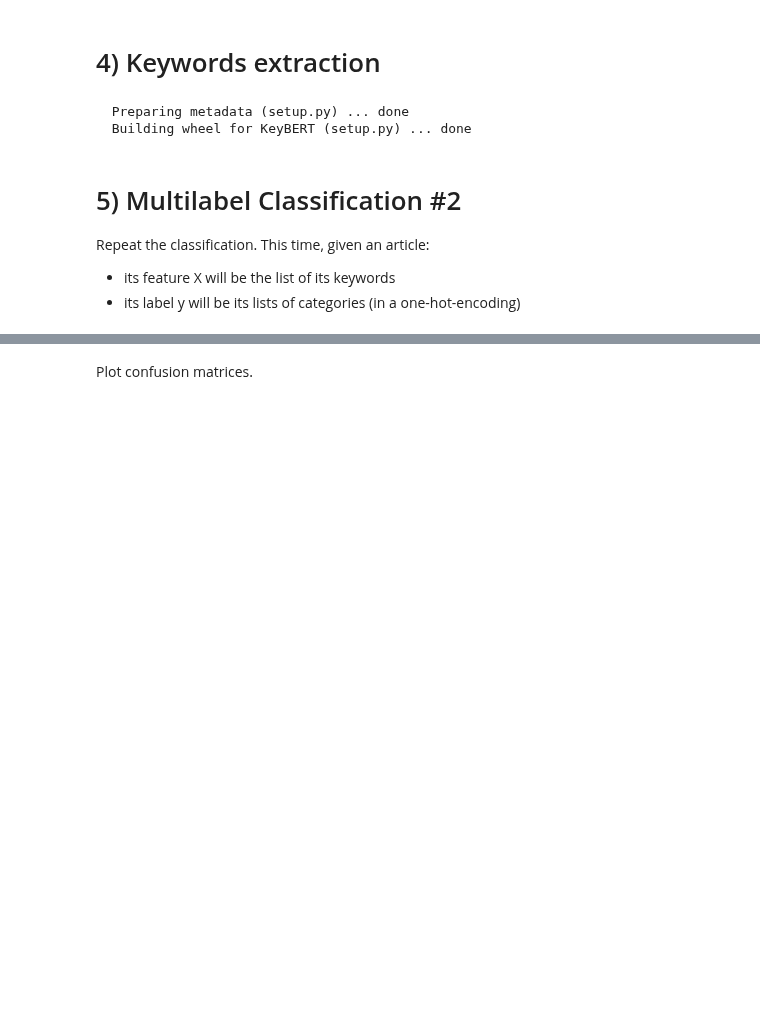
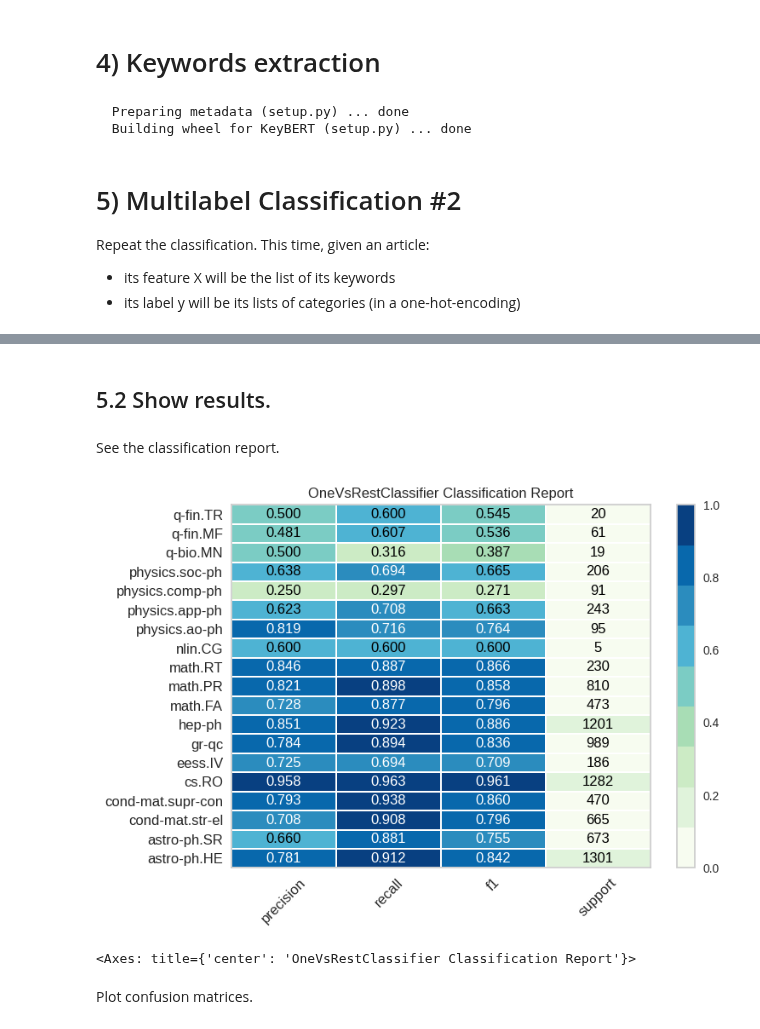
Before and after one commit to auroramugnai/ArXivClassification, a Jupyter notebook: ArXivClassification/category_classification.ipynb, the cells around one changed output, grey strips where cells are left out. Drawn from its saved outputs; the diff is of its cells as text; code cells hidden in the pictures; blank space fills up the shorter version.

```diff
--- a/ArXivClassification/category_classification.ipynb
+++ b/ArXivClassification/category_classification.ipynb
@@ -450,9 +387,5 @@ This time, given an article:
 # %%
 # Preparing X (features).
-X = df["keywords"].map(lambda x: " ".join(x))
-
-
-# Split data into train/test.
-X_train, X_test, y_train, y_test = train_test_split(X, y,
-                                                    test_size=0.3,
-                                                    random_state=SEED)
+X = df["keywords"].map(lambda x: " ".join(eval(x)))
+X = X.to_numpy()
+print(np.shape(X))
@@ -465,0 +396,30 @@ print(classification_report(y_test, y_pred,
+# %%
+msss = MultilabelStratifiedShuffleSplit(n_splits=30, test_size=0.3,
+                                        random_state=SEED)
+
+ovr = OneVsRestClassifier(LinearSVC(class_weight='balanced'),
+                          n_jobs=-1)
+
+model = Pipeline([('tfidf', TfidfVectorizer(stop_words='english')),
+                  ('svm_model', ovr)])
+
+f0 = 0
+best_f = 0
+for train_index, test_index in msss.split(X, y):
+   X_train, X_test = X[train_index], X[test_index]
+   y_train, y_test = y[train_index], y[test_index]
+   y_pred, mat = utils.run_model(model, X_train, X_test, y_train, y_test,
+                                 multilabel=True)
+
+   f = f1_score(y_test, y_pred, average='weighted')
+   print(f'f1_weighted = {round(f,3)}')
+
+   if f>f0:
+       best_f = f
+       best_X_train, best_X_test = X_train, X_test
+       best_y_train, best_y_test = y_train, y_test
+       best_y_pred, best_mat = y_pred, mat
+
+   f0 = best_f
+
+print(f'best f1_weighted = {round(best_f,3)}\n')
@@ -466,3 +444,15 @@ print(classification_report(y_test, y_pred,
+# %% [markdown]
+## 5.2 Show results.
+# %% [markdown]
+See the classification report.
+# %%
+visualizer = ClassificationReport(model, classes=classes, support=True, cmap='GnBu')
+visualizer.fit(best_X_train, best_y_train)
+visualizer.score(best_X_test, best_y_test) # evaluate the model on the test data
+visualizer.show()
+# %% [output]
+[figure, added]
+<Axes: title={'center': 'OneVsRestClassifier Classification Report'}>
 # %% [markdown]
 Plot confusion matrices.
 # %%
```
Also changed, not shown: parts of 25 cells of this notebook.
